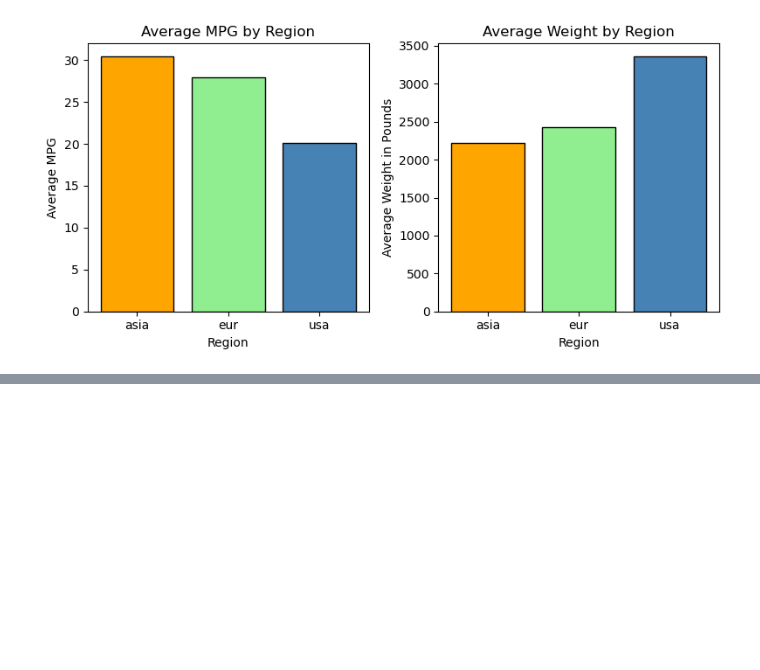
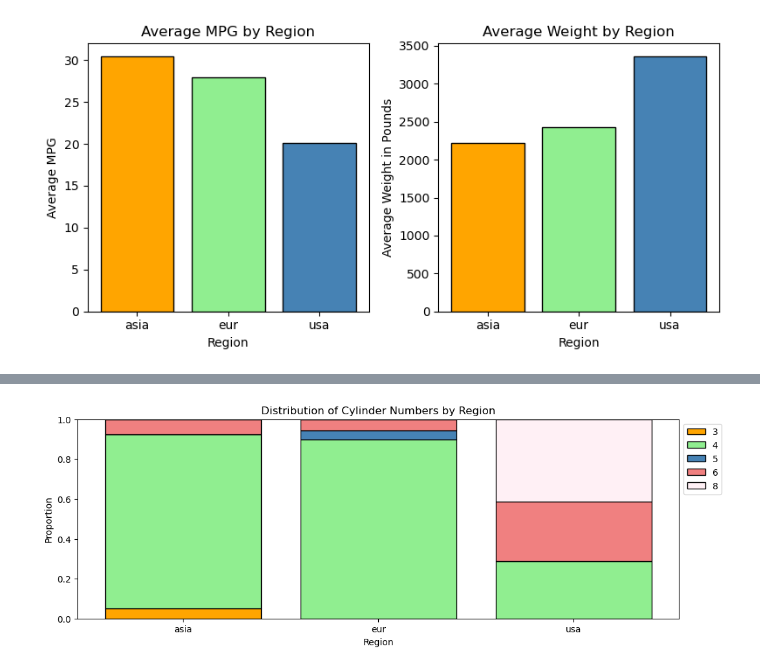
Before and after one commit to slylockfox/Maryville-DSCI-503-2, a Jupyter notebook: HW_05_Snyder.ipynb, the cells around one changed output, grey strips where cells are left out. Drawn from its saved outputs; the diff is of its cells as text; code cells hidden in the pictures; blank space fills up the shorter version.

```diff
--- a/HW_05_Snyder.ipynb
+++ b/HW_05_Snyder.ipynb
@@ -224,0 +265,7 @@ plt.show()
+# %%
+# Use np.unique() to create a list of unique values appearing in the cyl column of the auto DataFrame. Store the
+# result in a variable named cyl_values.
+cyl_values = np.unique(auto.loc[:,'cyl'])
+
+# Print this array.
+print (cyl_values)
@@ -224,0 +274,9 @@ plt.show()
+# %%
+# create a DataFrame with one row for each value of cyl and one column for each value of region.
+# Each value in this DataFrame will represent the number of vehicles in the dataset corresponding to the relevant
+# cyl/region pair. This can be accomplished by passing the cyl column and the region column (in this order) to the
+# function pd.crosstab(). Store the value returned by this function in a variable named cyl_counts_by_region.
+cyl_counts_by_region = pd.crosstab(auto.loc[:,'cyl'], auto.loc[:,'region'])
+
+# Display this DataFrame (without using the print() function).
+cyl_counts_by_region.head()
@@ -224,0 +291,43 @@ plt.show()
+# %%
+# Start by converting the count information into proportions. Create a DataFrame named
+# cyl_props_by_region by dividing cyl_counts_by_region by the column sums of
+# cyl_counts_by_region. The column sums can be calculated using np.sum() or the DataFrame sum() method.
+# cyl_props_by_region = cyl_counts_by_region / cyl_counts_by_region.sum(:, )
+cyl_sums = cyl_counts_by_region.sum()
+cyl_props_by_region = cyl_counts_by_region / cyl_sums
+
+# We will be creating a stacked bar chart, so we need to know where the bottom of each bar should be located.
+# We can calculate this using the following line of code:
+bar_bottoms = np.cumsum(cyl_props_by_region) - cyl_props_by_region
+
+# Create a list named colors2 containing five named colors that display well and are easy to distinguish from one another.
+colors2 = ['orange', 'lightgreen', 'steelblue', 'lightcoral', 'lavenderblush']
+
+# Create a Matplotlib figure, setting the figure size to [6, 4].
+plt.figure(figsize=[12,4])
+
+# Loop over the rows of cyl_props_by_region. Each time this loop executes, add a bar chart to the figure
+for i in range(0, len(cyl_props_by_region)):
+    cyl = cyl_values[i]
+    row = cyl_props_by_region.loc[cyl,:]
+    # The bars should be labeled according to the region they represent.
+    # The height of the bars should be determined by the current row of cyl_props_by_region.
+    # The bottom position of each bar should be determined by the current row of bar_bottoms.
+    # Each bar should have a black border, and a fill color determined by the current value of colors2.
+    # The label should be set to the number of cylinders associated with the current row.
+    plt.bar(x=regions, height=row, color=colors2[i], edgecolor='black', bottom=bar_bottoms.loc[cyl], label=cyl)
+
+# Set the labels for the x and y axes to be "Region" and "Proportion".
+plt.xlabel('Region')
+plt.ylabel('Proportion')
+
+# Set the title to be "Distribution of Cylinder Numbers by Region"
+plt.title(f'Distribution of Cylinder Numbers by Region')
+
+# Add a legend to the plot. Set the bbox_to_anchor parameter to place the legend to the right of the plot, near the top.
+plt.legend(bbox_to_anchor=(1, 1))
+
+# Display the figure using plt.show().
+plt.show()
+# %% [output]
+[figure, added]
```
Also changed, not shown: parts of 5 cells of this notebook.
